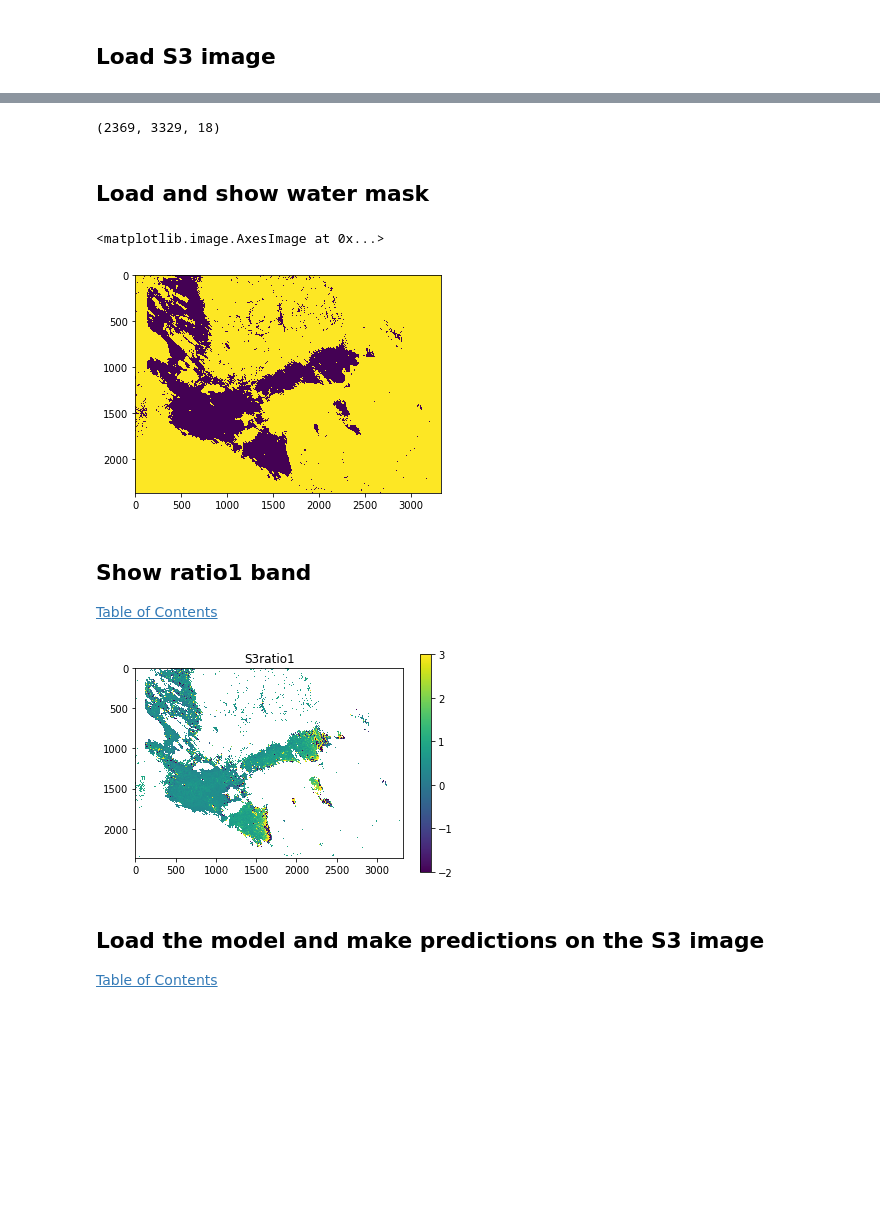
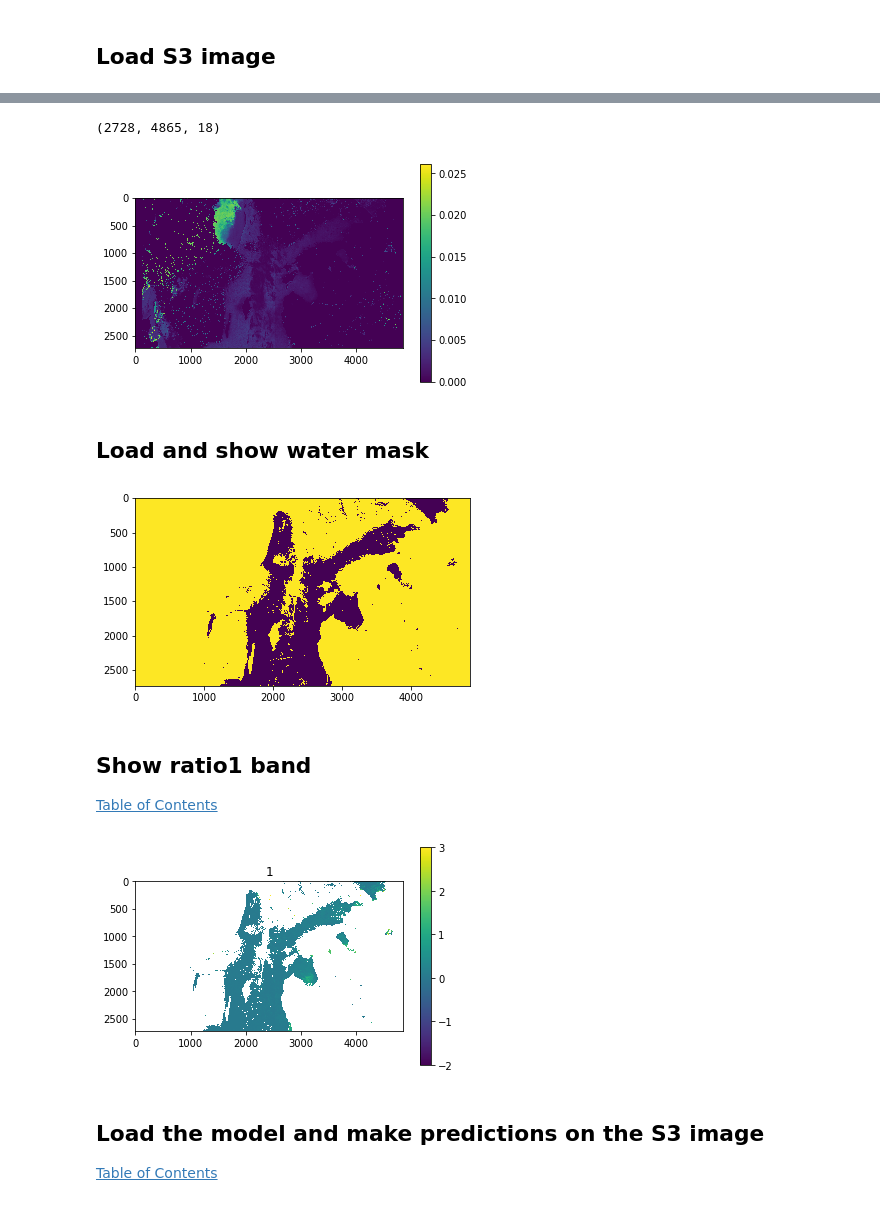
Before and after one commit to IPL-UV/mlregocean, a Jupyter notebook: cdom_predict_image.ipynb, the cells around one changed output, grey strips where cells are left out. Drawn from its saved outputs; the diff is of its cells as text; code cells hidden in the pictures; blank space fills up the shorter version.

Commit message:
predict image as in paper

```diff
--- a/cdom_predict_image.ipynb
+++ b/cdom_predict_image.ipynb
@@ -17,28 +40,40 @@ from ml import data_load
 # %%
-s3image_path = "/media/disk/databases/C2X/S3Images/subset_0_of_S3A_OL_2_WFR____20170708T084007_20170708T084307_20170708T104714_0179_019_335_1979_MAR_O_NR_002.data"
-img = cdom_processing.load_S3_image(image_path=s3image_path)
+reload(cdom_processing)
+#s3image_path = "/media/disk/databases/C2X/S3Images/subset_0_of_S3A_OL_2_WFR____20170708T084007_20170708T084307_20170708T104714_0179_019_335_1979_MAR_O_NR_002.data"
+s3image_path = "/home/ana/mlregocean/S3OLCI/S3A_OL_1_EFR____20160524T090953_20160524T091153_20170930T000736_0119_004_264______MR1_R_NT_002.SEN3_C2RCC.data"
+img = cdom_processing.load_S3_image_C2RCC(image_path=s3image_path)
 img.shape
 # %% [output]
-(2369, 3329, 18)
+(2728, 4865, 18)
+# %%
+
+plt.imshow(img[:,:,0])# plt.imshow(img[:,:,0])
+plt.colorbar()
+plt.show()
+# %% [output]
+[figure, added]
 # %% [markdown]
 ## Load and show water mask
 # %%
-mascara = cdom_processing.load_mask(s3image_path)
+reload(cdom_processing)
+mascara = cdom_processing.load_mask_C2RCC(s3image_path)
 mascara = (mascara==1)
 plt.imshow(mascara)
+plt.show()
 # %% [output]
-<matplotlib.image.AxesImage at 0x...>
-[figure, old version]
+[figure, new version]
 # %% [markdown]
 ## Show ratio1 band
 [Table of Contents](#Table-of-Contents)
 # %%
-ratio = np.ma.masked_array(img[:,:,16],mascara)
+ratio = np.ma.masked_array(img[:,:,17],mascara)
 plt.imshow(ratio,vmin=-2,vmax=3)
 plt.colorbar()
-_ = plt.title(cdom_processing.BAND_NAMES_S3_RATIOS[16])
+_ = plt.title(cdom_processing.BAND_NAMES_S3_RATIOS_C2RCC[0])
+plt.show()
+plt.close()
 # %% [output]
-[figure, old version]
+[figure, new version]
 # %% [markdown]
 ## Load the model and make predictions on the S3 image
 [Table of Contents](#Table-of-Contents)
```
Also changed, not shown: parts of 10 cells of this notebook, 2 other files.
